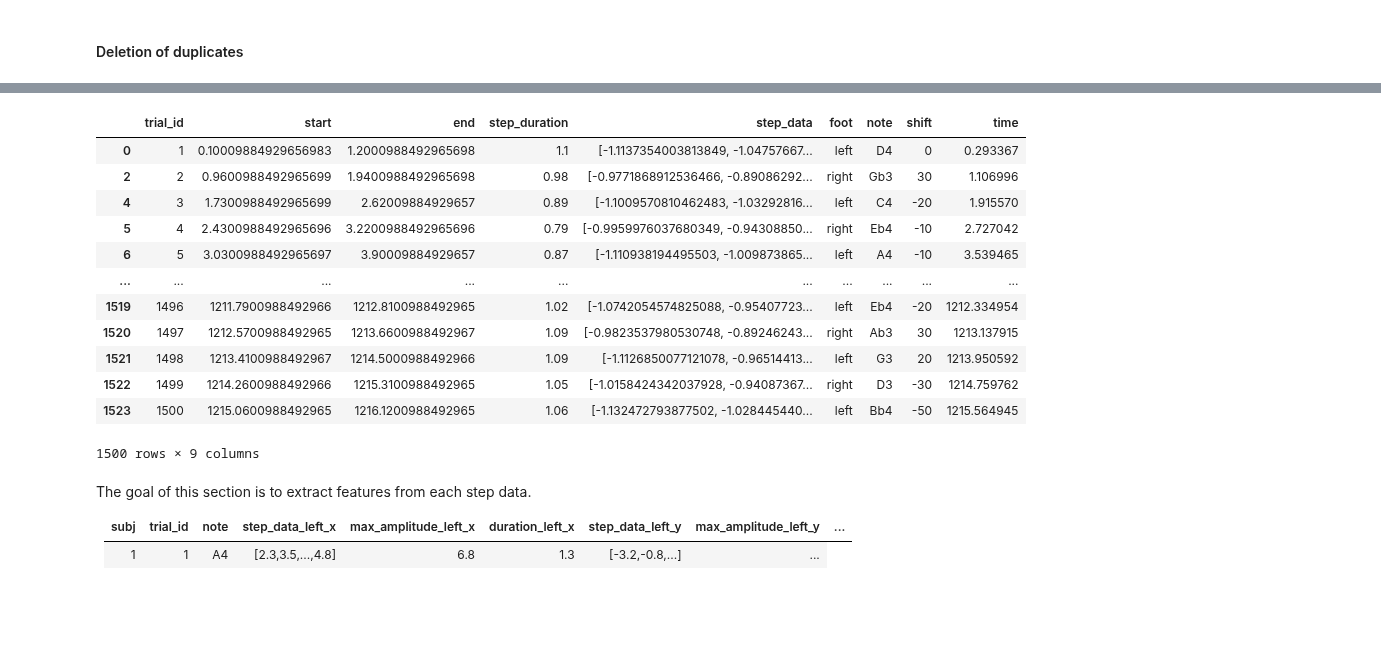
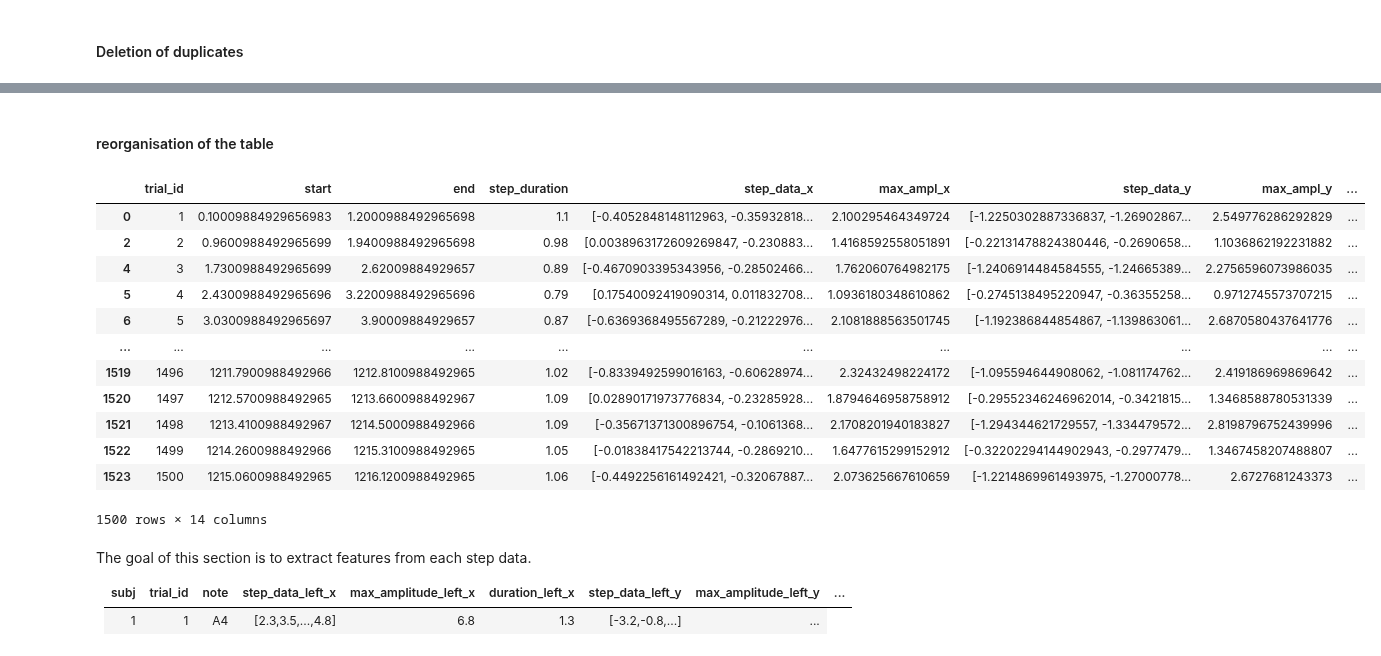
Before and after one commit to creamlab/treadmill, a Jupyter notebook: analysis/analysis.ipynb, the cells around one changed output, grey strips where cells are left out. Drawn from its saved outputs; the diff is of its cells as text; code cells hidden in the pictures; blank space fills up the shorter version.

```diff
--- a/analysis/analysis.ipynb
+++ b/analysis/analysis.ipynb
@@ -548,27 +581,33 @@ mixed_data
+# %% [markdown]
+#### reorganisation of the table
 # %%
 #adding the trial_id of each sound played
 
 trial_id = []
 for index in range(1500):
     trial_id.append(index+1)
 
 mixed_data['trial_id']=trial_id
-mixed_data = mixed_data.reindex(columns=['trial_id','start','end','step_duration','step_data','foot','note','shift','time'])
+mixed_data = mixed_data.reindex(columns=['trial_id','start','end','step_duration',
+                                         'step_data_x','max_ampl_x',
+                                         'step_data_y','max_ampl_y',
+                                         'step_data_z','max_ampl_z',
+                                         'foot','note','shift','time'])
 mixed_data
 # %% [output]
-|  | trial_id | start | end | step_duration | step_data | foot | note | shift | time |
-| 0 | 1 | 0.10009884929656983 | 1.2000988492965698 | 1.1 | [-1.1137354003813849, -1.04757667... | left | D4 | 0 | 0.293367 |
-| 2 | 2 | 0.9600988492965699 | 1.9400988492965698 | 0.98 | [-0.9771868912536466, -0.89086292... | right | Gb3 | 30 | 1.106996 |
-| 4 | 3 | 1.7300988492965699 | 2.62009884929657 | 0.89 | [-1.1009570810462483, -1.03292816... | left | C4 | -20 | 1.915570 |
-| 5 | 4 | 2.4300988492965696 | 3.2200988492965696 | 0.79 | [-0.9959976037680349, -0.94308850... | right | Eb4 | -10 | 2.727042 |
-| 6 | 5 | 3.0300988492965697 | 3.90009884929657 | 0.87 | [-1.110938194495503, -1.009873865... | left | A4 | -10 | 3.539465 |
+|  | trial_id | start | end | step_duration | step_data_x | max_ampl_x | step_data_y | max_ampl_y | ... |
+| 0 | 1 | 0.10009884929656983 | 1.2000988492965698 | 1.1 | [-0.4052848148112963, -0.35932818... | 2.100295464349724 | [-1.2250302887336837, -1.26902867... | 2.549776286292829 | ... |
+| 2 | 2 | 0.9600988492965699 | 1.9400988492965698 | 0.98 | [0.0038963172609269847, -0.230883... | 1.4168592558051891 | [-0.22131478824380446, -0.2690658... | 1.1036862192231882 | ... |
+| 4 | 3 | 1.7300988492965699 | 2.62009884929657 | 0.89 | [-0.4670903395343956, -0.28502466... | 1.762060764982175 | [-1.2406914484584555, -1.24665389... | 2.2756596073986035 | ... |
+| 5 | 4 | 2.4300988492965696 | 3.2200988492965696 | 0.79 | [0.17540092419090314, 0.011832708... | 1.0936180348610862 | [-0.2745138495220947, -0.36355258... | 0.9712745573707215 | ... |
+| 6 | 5 | 3.0300988492965697 | 3.90009884929657 | 0.87 | [-0.6369368495567289, -0.21222976... | 2.1081888563501745 | [-1.192386844854867, -1.139863061... | 2.6870580437641776 | ... |
 | ... | ... | ... | ... | ... | ... | ... | ... | ... | ... |
-| 1519 | 1496 | 1211.7900988492966 | 1212.8100988492965 | 1.02 | [-1.0742054574825088, -0.95407723... | left | Eb4 | -20 | 1212.334954 |
-| 1520 | 1497 | 1212.5700988492965 | 1213.6600988492967 | 1.09 | [-0.9823537980530748, -0.89246243... | right | Ab3 | 30 | 1213.137915 |
-| 1521 | 1498 | 1213.4100988492967 | 1214.5000988492966 | 1.09 | [-1.1126850077121078, -0.96514413... | left | G3 | 20 | 1213.950592 |
-| 1522 | 1499 | 1214.2600988492966 | 1215.3100988492965 | 1.05 | [-1.0158424342037928, -0.94087367... | right | D3 | -30 | 1214.759762 |
-| 1523 | 1500 | 1215.0600988492965 | 1216.1200988492965 | 1.06 | [-1.132472793877502, -1.028445440... | left | Bb4 | -50 | 1215.564945 |
+| 1519 | 1496 | 1211.7900988492966 | 1212.8100988492965 | 1.02 | [-0.8339492599016163, -0.60628974... | 2.32432498224172 | [-1.095594644908062, -1.081174762... | 2.419186969869642 | ... |
+| 1520 | 1497 | 1212.5700988492965 | 1213.6600988492967 | 1.09 | [0.02890171973776834, -0.23285928... | 1.8794646958758912 | [-0.29552346246962014, -0.3421815... | 1.3468588780531339 | ... |
+| 1521 | 1498 | 1213.4100988492967 | 1214.5000988492966 | 1.09 | [-0.35671371300896754, -0.1061368... | 2.1708201940183827 | [-1.294344621729557, -1.334479572... | 2.8198796752439996 | ... |
+| 1522 | 1499 | 1214.2600988492966 | 1215.3100988492965 | 1.05 | [-0.01838417542213744, -0.2869210... | 1.6477615299152912 | [-0.32202294144902943, -0.2977479... | 1.3467458207488807 | ... |
+| 1523 | 1500 | 1215.0600988492965 | 1216.1200988492965 | 1.06 | [-0.4492256161492421, -0.32067887... | 2.073625667610659 | [-1.2214869961493975, -1.27000778... | 2.6727681243373 | ... |
-1500 rows × 9 columns
+1500 rows × 14 columns
 # %% [markdown]
 The goal of this section is to extract features from each step data.
 <table>
```
Also changed, not shown: parts of 8 cells of this notebook, 2 other files.
